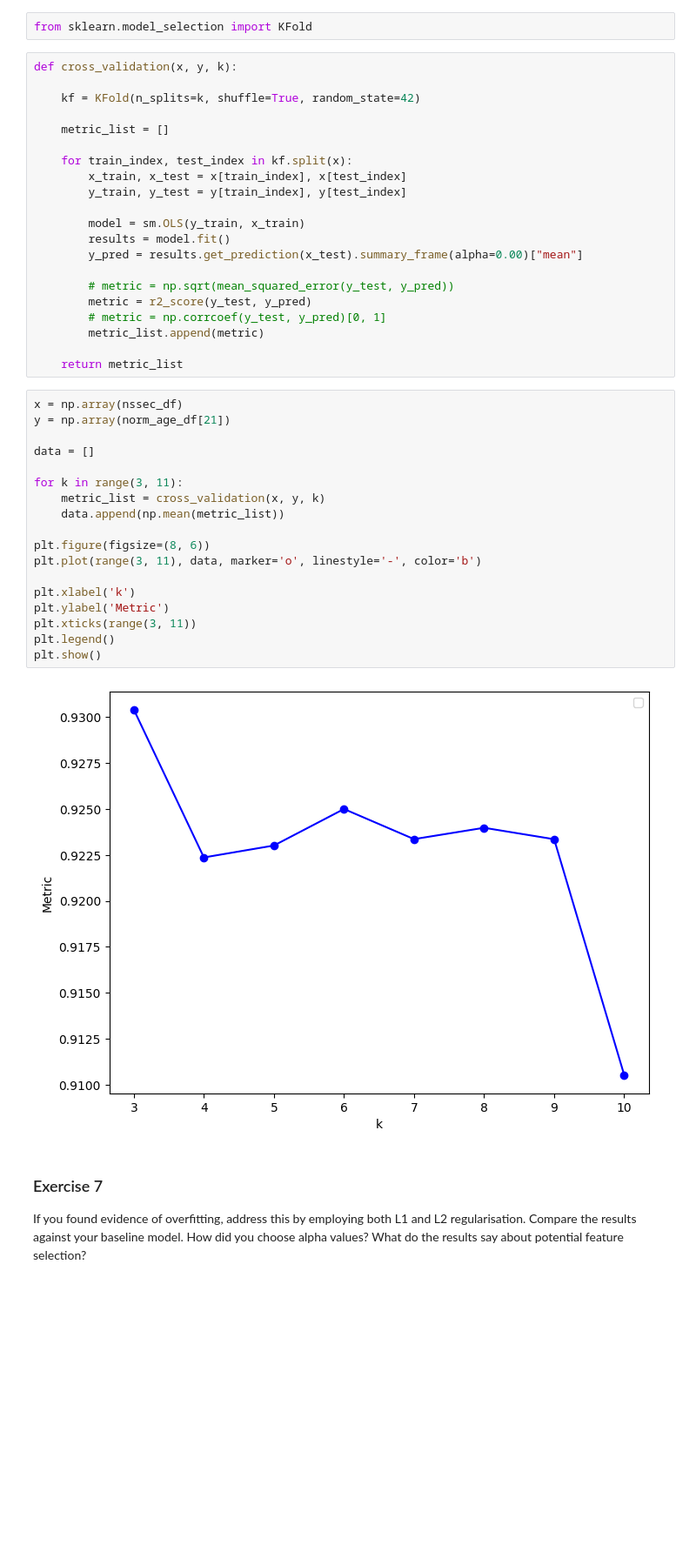
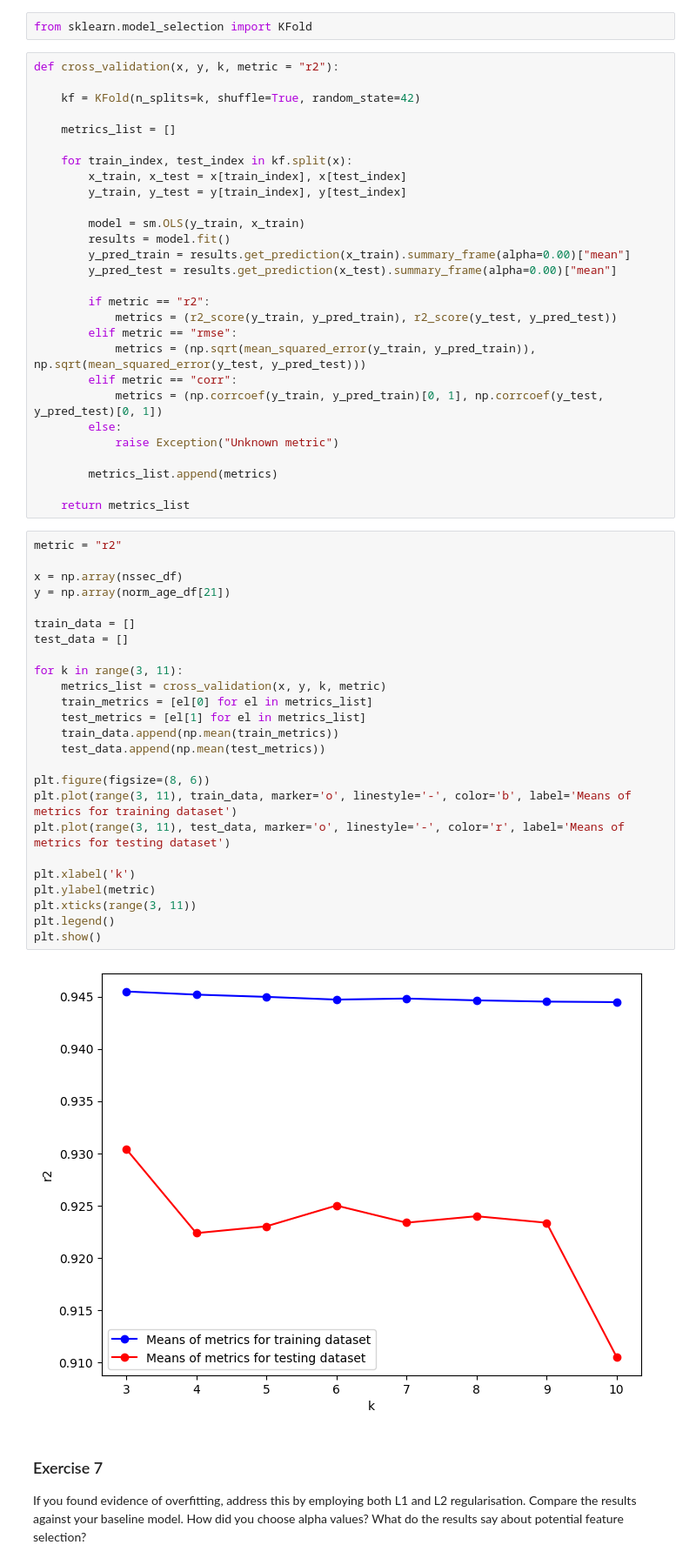
Before and after one commit to sdenyskov/sd995_ads_2024, a Jupyter notebook: notebooks/03-address_glm.ipynb, the cells around one changed output. Shown at 87% size. Drawn from its saved outputs; the diff is of its cells as text; blank space fills up the shorter version.

```diff
--- a/notebooks/03-address_glm.ipynb
+++ b/notebooks/03-address_glm.ipynb
@@ -1038,11 +1141,11 @@ Write your answer to Exercise 6 here
 # %%
 from sklearn.model_selection import KFold
 # %%
-def cross_validation(x, y, k):
+def cross_validation(x, y, k, metric = "r2"):
 
     kf = KFold(n_splits=k, shuffle=True, random_state=42)
 
-    metric_list = []
+    metrics_list = []
 
     for train_index, test_index in kf.split(x):
         x_train, x_test = x[train_index], x[test_index]
@@ -1050,34 +1153,48 @@ def cross_validation(x, y, k):
 
         model = sm.OLS(y_train, x_train)
         results = model.fit()
-        y_pred = results.get_prediction(x_test).summary_frame(alpha=0.00)["mean"]
+        y_pred_train = results.get_prediction(x_train).summary_frame(alpha=0.00)["mean"]
+        y_pred_test = results.get_prediction(x_test).summary_frame(alpha=0.00)["mean"]
 
-        # metric = np.sqrt(mean_squared_error(y_test, y_pred))
-        metric = r2_score(y_test, y_pred)
-        # metric = np.corrcoef(y_test, y_pred)[0, 1]
-        metric_list.append(metric)
+        if metric == "r2":
+            metrics = (r2_score(y_train, y_pred_train), r2_score(y_test, y_pred_test))
+        elif metric == "rmse":
+            metrics = (np.sqrt(mean_squared_error(y_train, y_pred_train)), np.sqrt(mean_squared_error(y_test, y_pred_test)))
+        elif metric == "corr":
+            metrics = (np.corrcoef(y_train, y_pred_train)[0, 1], np.corrcoef(y_test, y_pred_test)[0, 1])
+        else:
+            raise Exception("Unknown metric")
 
-    return metric_list
+        metrics_list.append(metrics)
+
+    return metrics_list
 # %%
+metric = "r2"
+
 x = np.array(nssec_df)
 y = np.array(norm_age_df[21])
 
-data = []
+train_data = []
+test_data = []
 
 for k in range(3, 11):
-    metric_list = cross_validation(x, y, k)
-    data.append(np.mean(metric_list))
+    metrics_list = cross_validation(x, y, k, metric)
+    train_metrics = [el[0] for el in metrics_list]
+    test_metrics = [el[1] for el in metrics_list]
+    train_data.append(np.mean(train_metrics))
+    test_data.append(np.mean(test_metrics))
 
 plt.figure(figsize=(8, 6))
-plt.plot(range(3, 11), data, marker='o', linestyle='-', color='b')
+plt.plot(range(3, 11), train_data, marker='o', linestyle='-', color='b', label='Means of metrics for training dataset')
+plt.plot(range(3, 11), test_data, marker='o', linestyle='-', color='r', label='Means of metrics for testing dataset')
 
 plt.xlabel('k')
-plt.ylabel('Metric')
+plt.ylabel(metric)
 plt.xticks(range(3, 11))
 plt.legend()
 plt.show()
 # %% [output]
-[figure, old version]
+[figure, new version]
 # %% [markdown]
 ### Exercise 7
 
```
Also changed, not shown: parts of 12 cells of this notebook.
